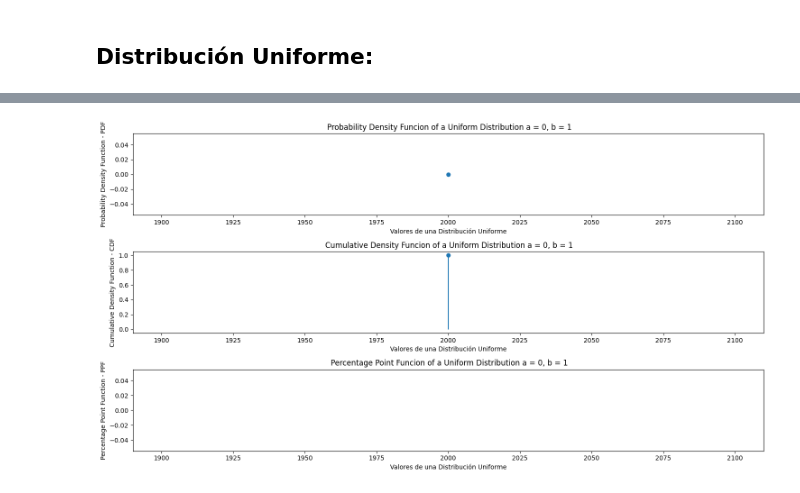
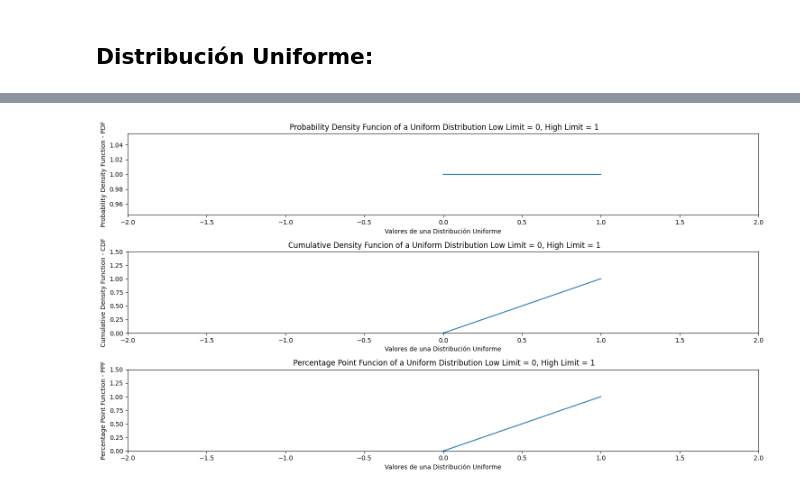
Before and after one commit to 4GeeksAcademy/probability-distribution-exercises-project-with-python-clara, a Jupyter notebook: notebook/problems.es.ipynb, the cells around one changed output, grey strips where cells are left out. Cells and saved outputs as stored; diff of their text form; code cells hidden in the pictures.

```diff
--- a/notebook/problems.es.ipynb
+++ b/notebook/problems.es.ipynb
@@ -209,11 +215,14 @@ def ppf_uniform (value, lower, width):
 # %%
 # # # DEFINICIÓN DE DATOS  # # #
 
-# Media:
+# Valor Inferior:
 lower = 0;
 
-# Desviación Estándar:
-width = 1;
+# Valor Superior:
+higher = 1;
+
+# Ancho:
+width = higher-lower;
 
 # Número de elementos en la distribución:
 size = 2000;
@@ -233,41 +248,46 @@ Generate 2000 random values from a Uniform(0, 1) distribution: [2000.]
 # # # PLOTS # # #
 
 # Primero se debe generar una distribución normal para la cual poder calcular los parámetros:
-#uni_distribution = generate_uniform (size, lower, width);
-uni_distribution = np.arange(-5, 5, 0.01);
+uni_distribution = np.sort(generate_uniform (lower, width, size));
+#uni_distribution = np.arange(-5, 5, 0.01);
 
 # Se guardan los arrays de cada uno de los parámetros para la distribución obtenida:
 pdf_uni_distribution = pdf_uniform(uni_distribution, lower, width);
 cdf_uni_distribution = cdf_uniform(uni_distribution, lower, width);
 ppf_uni_distribution = ppf_uniform(uni_distribution, lower, width);
 
 plt.figure(figsize = (15, 8));
 
 # Función Probability Density Function - PDF:
 plt.subplot (3, 1, 1);
-plt.stem (uni_distribution, pdf_uni_distribution);
+plt.plot (uni_distribution, pdf_uni_distribution);
 plt.xlabel('Valores de una Distribución Uniforme');
+plt.xlim(left = -2, right = 2);
 plt.ylabel('Probability Density Function - PDF');
-plt.title (f' Probability Density Funcion of a Uniform Distribution a = {lower}, b = {lower+width}');
+plt.title (f' Probability Density Funcion of a Uniform Distribution Low Limit = {lower}, High Limit = {higher}');
 
 # Función Cumulative Density Funtion - CDF:
 plt.subplot (3, 1, 2);
-plt.stem (uni_distribution, cdf_uni_distribution);
+plt.plot (uni_distribution, cdf_uni_distribution);
 plt.xlabel('Valores de una Distribución Uniforme');
+plt.xlim(left = -2, right = 2);
 plt.ylabel('Cumulative Density Function - CDF');
-plt.title (f' Cumulative Density Funcion of a Uniform Distribution a = {lower}, b = {lower+width}');
+plt.ylim(bottom = 0, top = 1.5);
+plt.title (f' Cumulative Density Funcion of a Uniform Distribution Low Limit = {lower}, High Limit = {higher}');
 
 # Función Percent Point Function - PPF:
 plt.subplot (3, 1, 3);
-plt.stem (uni_distribution, ppf_uni_distribution);
+plt.plot (uni_distribution, ppf_uni_distribution);
 plt.xlabel('Valores de una Distribución Uniforme');
+plt.xlim(left = -2, right = 2);
 plt.ylabel('Percentage Point Function - PPF');
-plt.title (f' Percentage Point Funcion of a Uniform Distribution a = {lower}, b = {lower+width}');
+plt.ylim(bottom = 0, top = 1.5);
+plt.title (f' Percentage Point Funcion of a Uniform Distribution Low Limit = {lower}, High Limit = {higher}');
 
 # Se ajusta la Figura al Espacio:
 plt.tight_layout();
 
 # Se muestran las figuras:
 plt.show();
 # %% [output]
-[figure, old version]
+[figure, new version]
```
Also changed, not shown: parts of 5 cells of this notebook.
